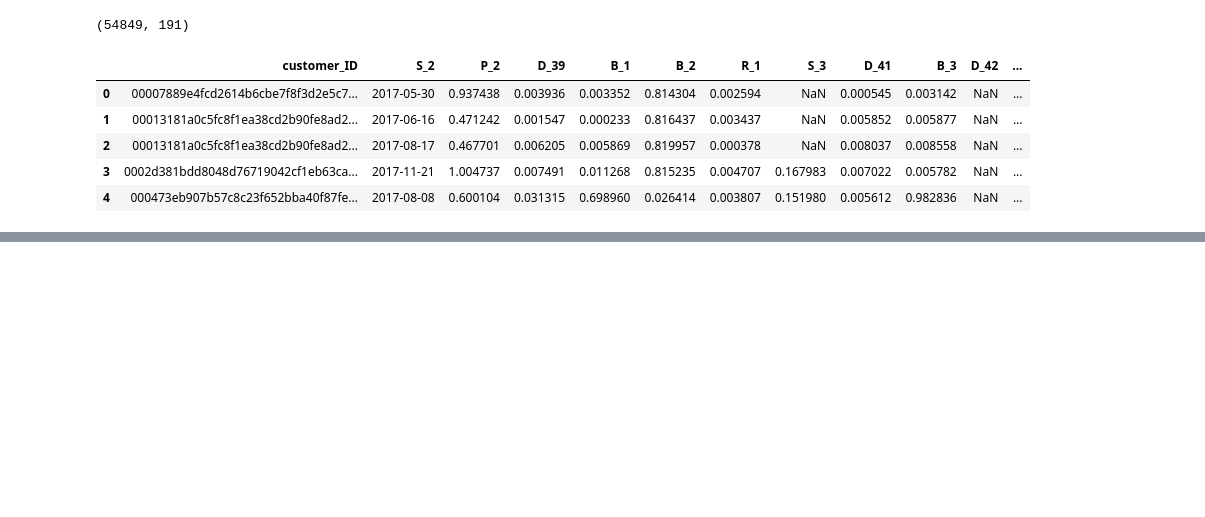
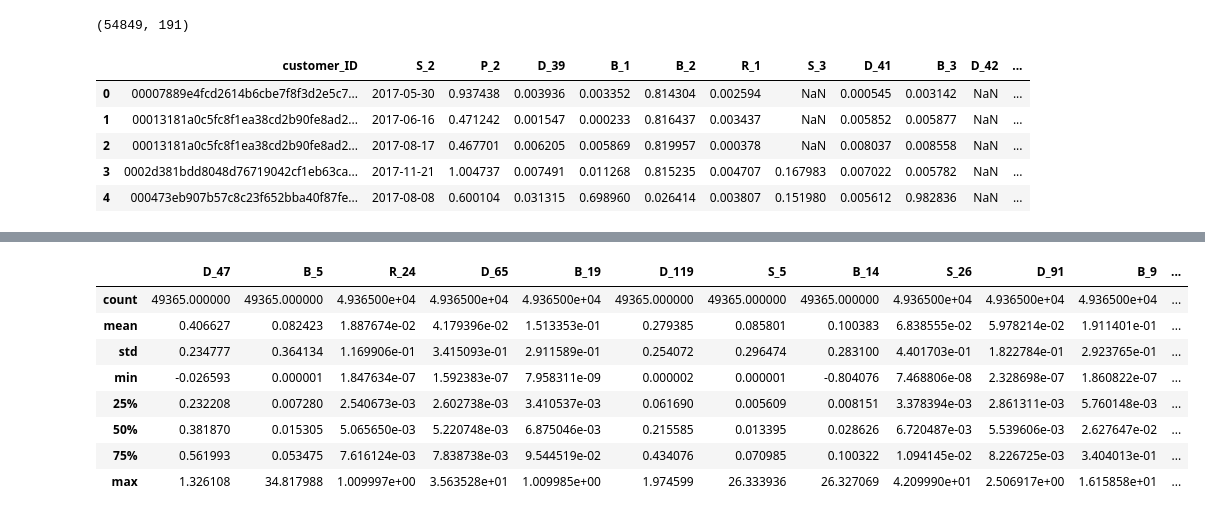
Before and after one commit to MykolaPinchuk/KaggleProjects, a Jupyter notebook: kp15-default.ipynb, the cells around one changed output, grey strips where cells are left out. Cells and saved outputs as stored; diff of their text form; code cells hidden in the pictures; blank space fills up the shorter version.

```diff
--- a/kp15-default.ipynb
+++ b/kp15-default.ipynb
@@ -154,0 +170,10 @@ Length: 191, dtype: int64
+# %%
+### sample split ###
+
+test_size = 0.1
+df.reset_index(inplace=True, drop=True)
+test_index = random.sample(list(df.index), int(test_size*df.shape[0]))
+train = df.iloc[list(set(df.index)-set(test_index))]
+test = df.iloc[test_index]
+display(train.shape, test.shape, train.head(3), test.head(3))
+display(train.dtypes, test.dtypes)
@@ -154,0 +225,4 @@ Length: 191, dtype: int64
+# %%
+cat_feat = ['B_30', 'B_38', 'D_114', 'D_116', 'D_117', 'D_120', 'D_126', 'D_63', 'D_64', 'D_68']
+num_feat = list(set(train.columns)-set(cat_feat)-set(['target']))
+display(train[cat_feat], [train[col].value_counts() for col in train.columns if col in cat_feat])
@@ -154,0 +260,6 @@ Length: 191, dtype: int64
+# %%
+for col in cat_feat:
+    if train[col].dtype in ['string', 'O', 'str']:
+        print('str', col)
+    else:
+        print('num', col)
@@ -154,0 +277,17 @@ Length: 191, dtype: int64
+# %%
+### fill missing values ###
+
+for col in cat_feat:
+    if train[col].dtype in ['string', 'O', 'str']:
+        train[col].fillna(value='M', inplace=True)
+        test[col].fillna(value='M', inplace=True)
+    else:
+        train[col].fillna(value=-1000, inplace=True)
+        test[col].fillna(value=-1000, inplace=True)
+
+for col in num_feat:
+    train[col].fillna(train[col].median(), inplace=True)
+    test[col].fillna(train[col].median(), inplace=True)
+
+#display(train.count(), test.count())
+#display(train.count(), test.count())
@@ -154,0 +406,12 @@ Length: 191, dtype: int64
+# %%
+train.describe()
+# %% [output]
+|  | D_47 | B_5 | R_24 | D_65 | B_19 | D_119 | S_5 | B_14 | S_26 | D_91 | B_9 | ... |
+| count | 49365.000000 | 49365.000000 | 4.936500e+04 | 4.936500e+04 | 4.936500e+04 | 49365.000000 | 49365.000000 | 49365.000000 | 4.936500e+04 | 4.936500e+04 | 4.936500e+04 | ... |
+| mean | 0.406627 | 0.082423 | 1.887674e-02 | 4.179396e-02 | 1.513353e-01 | 0.279385 | 0.085801 | 0.100383 | 6.838555e-02 | 5.978214e-02 | 1.911401e-01 | ... |
+| std | 0.234777 | 0.364134 | 1.169906e-01 | 3.415093e-01 | 2.911589e-01 | 0.254072 | 0.296474 | 0.283100 | 4.401703e-01 | 1.822784e-01 | 2.923765e-01 | ... |
+| min | -0.026593 | 0.000001 | 1.847634e-07 | 1.592383e-07 | 7.958311e-09 | 0.000002 | 0.000001 | -0.804076 | 7.468806e-08 | 2.328698e-07 | 1.860822e-07 | ... |
+| 25% | 0.232208 | 0.007280 | 2.540673e-03 | 2.602738e-03 | 3.410537e-03 | 0.061690 | 0.005609 | 0.008151 | 3.378394e-03 | 2.861311e-03 | 5.760148e-03 | ... |
+| 50% | 0.381870 | 0.015305 | 5.065650e-03 | 5.220748e-03 | 6.875046e-03 | 0.215585 | 0.013395 | 0.028626 | 6.720487e-03 | 5.539606e-03 | 2.627647e-02 | ... |
+| 75% | 0.561993 | 0.053475 | 7.616124e-03 | 7.838738e-03 | 9.544519e-02 | 0.434076 | 0.070985 | 0.100322 | 1.094145e-02 | 8.226725e-03 | 3.404013e-01 | ... |
+| max | 1.326108 | 34.817988 | 1.009997e+00 | 3.563528e+01 | 1.009985e+00 | 1.974599 | 26.333936 | 26.327069 | 4.209990e+01 | 2.506917e+00 | 1.615858e+01 | ... |
```
Also changed, not shown: parts of 12 cells of this notebook.
